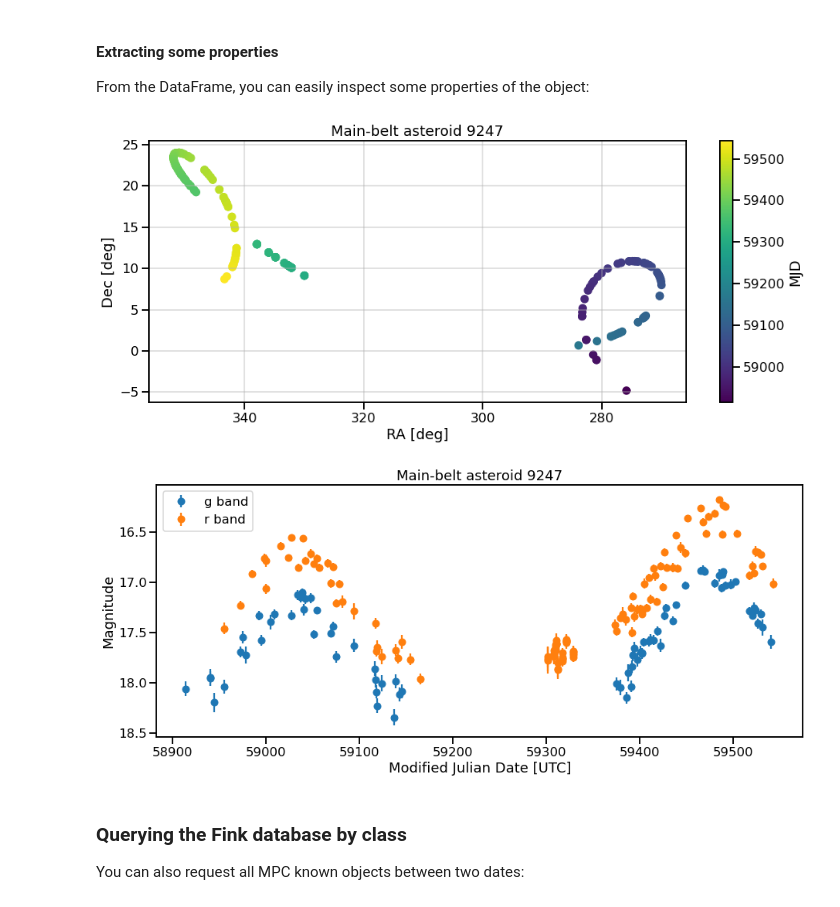
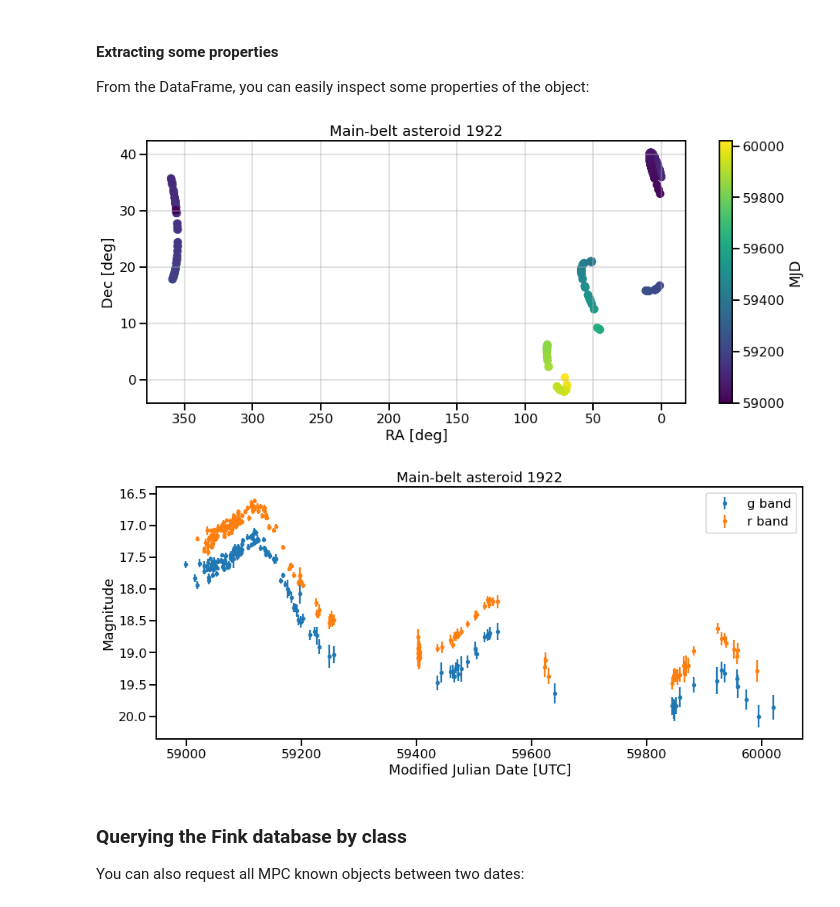
Before and after one commit to astrolabsoftware/fink-tutorials, a Jupyter notebook: sso/sso.ipynb, the cells around one changed output. Saved outputs shown, nothing was run; the diff lists cells and outputs as text; code cells hidden in the pictures.

```diff
--- a/sso/sso.ipynb
+++ b/sso/sso.ipynb
@@ -62,15 +63,16 @@ Note for designation, you can also use space (2010 JO69 or C/2020 V2).
 
 Note you can access the description of all arguments for the API query at https://fink-portal.org/api/v1/sso:
 # %%
-# Get data for 9247 from Fink database
+sso_oid = '1922'
+
 r = requests.post(
   'https://fink-portal.org/api/v1/sso',
   json={
-    'n_or_d': '9247',  #number or designation
+    'n_or_d': sso_oid,  #number or designation
     'output-format': 'json' # default is json.
   }
 )
 
 # Format output in a DataFrame
-pdf9247 = pd.read_json(r.content)
+pdfsso = pd.read_json(io.BytesIO(r.content))
 # %% [markdown]
@@ -86,42 +88,42 @@ From the DataFrame, you can easily inspect some properties of the object:
 
 fig = plt.figure(figsize=(15, 6))
 
-mjd = pdf9247['i:jd'].apply(lambda x: x - 2400000.5)
-plt.scatter(pdf9247['i:ra'], pdf9247['i:dec'], c=mjd, marker='o')
+mjd = pdfsso['i:jd'].apply(lambda x: x - 2400000.5)
+plt.scatter(pdfsso['i:ra'], pdfsso['i:dec'], c=mjd, marker='o')
 
 plt.colorbar(label='MJD')
 plt.gca().invert_xaxis()
-plt.title('Main-belt asteroid 9247')
+plt.title('Main-belt asteroid {}'.format(sso_oid))
 plt.grid(alpha=0.5)
 plt.xlabel('RA [deg]')
 plt.ylabel('Dec [deg]');
 # %% [output]
-[figure, old version]
+[figure, new version]
 # %%
 # plot light curve
 
 fig = plt.figure(figsize=(15, 6))
 
-mjd = pdf9247['i:jd'].apply(lambda x: x - 2400000.5)
+mjd = pdfsso['i:jd'].apply(lambda x: x - 2400000.5)
 
 filtdic = {1: 'g', 2: 'r'}
-for filt in np.unique(pdf9247['i:fid']):
-    mask = pdf9247['i:fid'] == filt
+for filt in np.unique(pdfsso['i:fid']):
+    mask = pdfsso['i:fid'] == filt
     plt.errorbar(
         mjd[mask],
-        pdf9247['i:magpsf'][mask],
-        pdf9247['i:sigmapsf'][mask],
-        marker='o', ls='',
+        pdfsso['i:magpsf'][mask],
+        pdfsso['i:sigmapsf'][mask],
+        marker='.', ls='',
         label='{} band'.format(filtdic[filt])
     )
 
 plt.gca().invert_yaxis()
 plt.legend()
-plt.title('Main-belt asteroid 9247')
+plt.title('Main-belt asteroid {}'.format(sso_oid))
 plt.xlabel('Modified Julian Date [UTC]')
 plt.ylabel('Magnitude');
 # %% [output]
-[figure, old version]
+[figure, new version]
 # %% [markdown]
 ### Querying the Fink database by class
 
```
Also changed, not shown: parts of 5 cells of this notebook, 12 other files.
